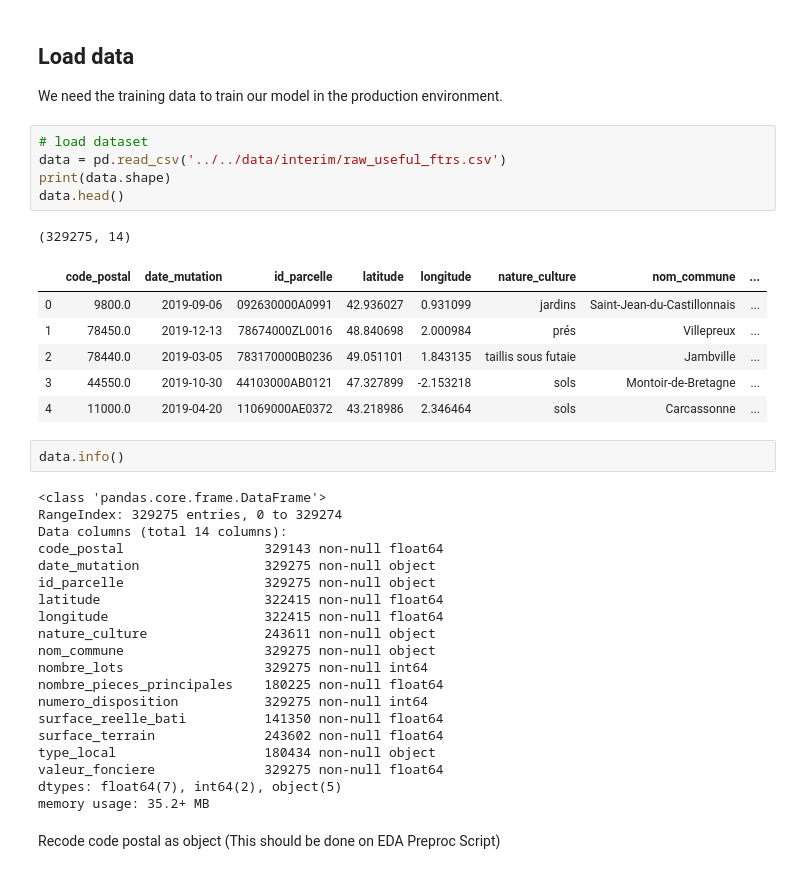
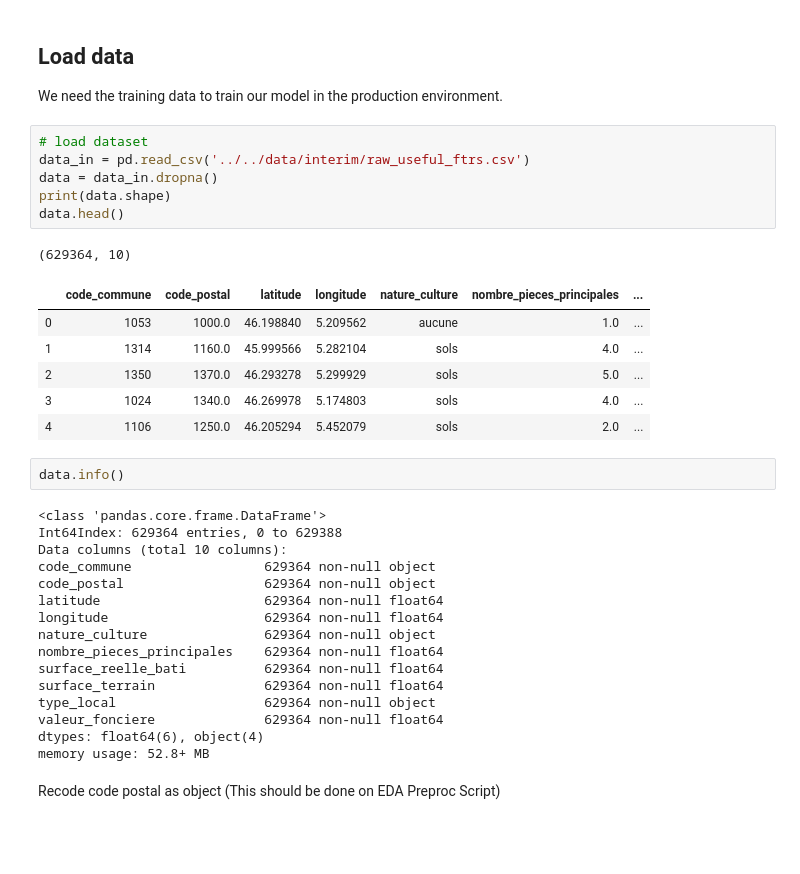
Before and after one commit to stbeau/projet-62, a Jupyter notebook: notebooks/modeling/0.1-josalop-_ml_pipeline-for-deployment.ipynb, the cells around one changed output. Saved outputs shown, nothing was run; the diff lists cells and outputs as text; blank space fills up the shorter version.

```diff
--- a/notebooks/modeling/0.1-josalop-_ml_pipeline-for-deployment.ipynb
+++ b/notebooks/modeling/0.1-josalop-_ml_pipeline-for-deployment.ipynb
@@ -42,38 +42,35 @@ SEED = 123
 We need the training data to train our model in the production environment.
 # %%
 # load dataset
-data = pd.read_csv('../../data/interim/raw_useful_ftrs.csv')
+data_in = pd.read_csv('../../data/interim/raw_useful_ftrs.csv')
+data = data_in.dropna()
 print(data.shape)
 data.head()
 # %% [output]
-(329275, 14)
+(629364, 10)
-|  | code_postal | date_mutation | id_parcelle | latitude | longitude | nature_culture | nom_commune | ... |
-| 0 | 9800.0 | 2019-09-06 | 092630000A0991 | 42.936027 | 0.931099 | jardins | Saint-Jean-du-Castillonnais | ... |
-| 1 | 78450.0 | 2019-12-13 | 78674000ZL0016 | 48.840698 | 2.000984 | prés | Villepreux | ... |
-| 2 | 78440.0 | 2019-03-05 | 783170000B0236 | 49.051101 | 1.843135 | taillis sous futaie | Jambville | ... |
-| 3 | 44550.0 | 2019-10-30 | 44103000AB0121 | 47.327899 | -2.153218 | sols | Montoir-de-Bretagne | ... |
-| 4 | 11000.0 | 2019-04-20 | 11069000AE0372 | 43.218986 | 2.346464 | sols | Carcassonne | ... |
+|  | code_commune | code_postal | latitude | longitude | nature_culture | nombre_pieces_principales | ... |
+| 0 | 1053 | 1000.0 | 46.198840 | 5.209562 | aucune | 1.0 | ... |
+| 1 | 1314 | 1160.0 | 45.999566 | 5.282104 | sols | 4.0 | ... |
+| 2 | 1350 | 1370.0 | 46.293278 | 5.299929 | sols | 5.0 | ... |
+| 3 | 1024 | 1340.0 | 46.269978 | 5.174803 | sols | 4.0 | ... |
+| 4 | 1106 | 1250.0 | 46.205294 | 5.452079 | sols | 2.0 | ... |
 # %%
 data.info()
 # %% [output]
 <class 'pandas.core.frame.DataFrame'>
-RangeIndex: 329275 entries, 0 to 329274
-Data columns (total 14 columns):
-code_postal                  329143 non-null float64
-date_mutation                329275 non-null object
-id_parcelle                  329275 non-null object
-latitude                     322415 non-null float64
-longitude                    322415 non-null float64
-nature_culture               243611 non-null object
-nom_commune                  329275 non-null object
-nombre_lots                  329275 non-null int64
-nombre_pieces_principales    180225 non-null float64
-numero_disposition           329275 non-null int64
-surface_reelle_bati          141350 non-null float64
-surface_terrain              243602 non-null float64
-type_local                   180434 non-null object
-valeur_fonciere              329275 non-null float64
-dtypes: float64(7), int64(2), object(5)
-memory usage: 35.2+ MB
+Int64Index: 629364 entries, 0 to 629388
+Data columns (total 10 columns):
+code_commune                 629364 non-null object
+code_postal                  629364 non-null object
+latitude                     629364 non-null float64
+longitude                    629364 non-null float64
+nature_culture               629364 non-null object
+nombre_pieces_principales    629364 non-null float64
+surface_reelle_bati          629364 non-null float64
+surface_terrain              629364 non-null float64
+type_local                   629364 non-null object
+valeur_fonciere              629364 non-null float64
+dtypes: float64(6), object(4)
+memory usage: 52.8+ MB
 # %% [markdown]
 Recode code postal as object (This should be done on EDA Preproc Script)
```
Also changed, not shown: parts of 67 cells of this notebook, 5 other files.
